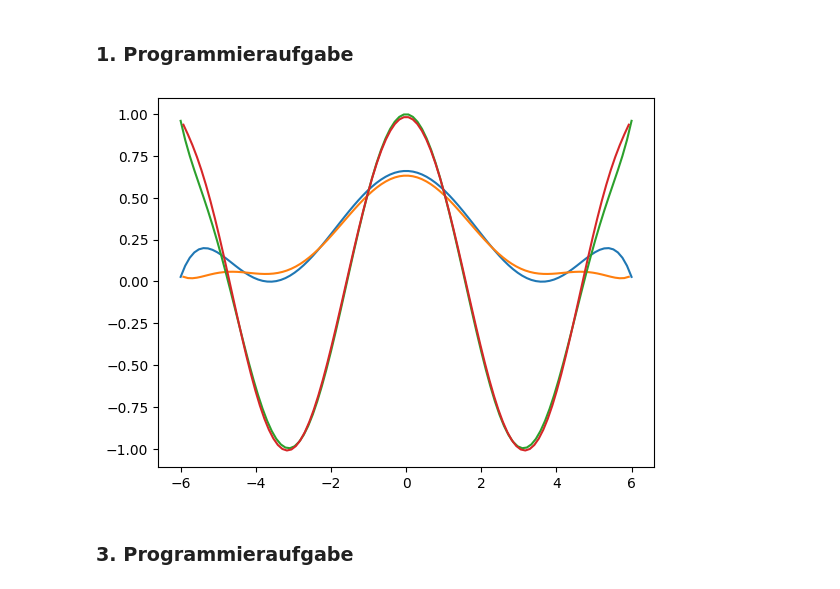
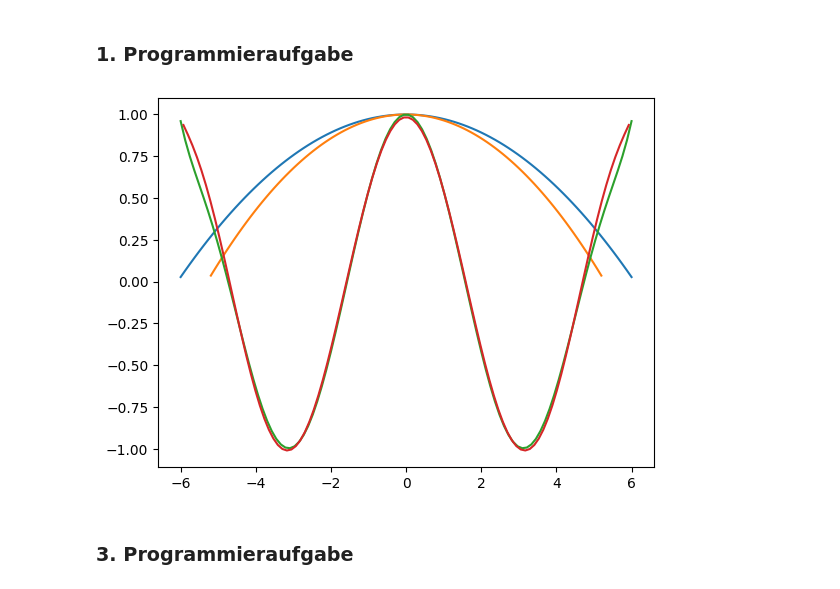
Before and after one commit to Javiermateor/Numerische-Mathematik-I-fuer-Ingenieure, a Jupyter notebook: HA4.ipynb, the cells around one changed output. Saved outputs shown, nothing was run; the diff lists cells and outputs as text; code cells hidden in the pictures.

```diff
--- a/HA4.ipynb
+++ b/HA4.ipynb
@@ -17,37 +17,38 @@ def interpoly(x, f):
     points = np.linspace(np.min(x), np.max(x), 100)
     points_f = [polynomial(point) for point in points]
 
     plt.plot(points, points_f)
 
 f = lambda x: 1/(1+x**2)
 
-x = np.linspace(-6, 6, 8)
+x = np.linspace(-6, 6, 3)
 y = np.array([f(point) for point in x])
 
 interpoly(x, y)
 
 # Funktion für Berechnung der Tschebyscheff-Stützstellen
 t_nodes = lambda a, b, n, j: (a+b)/2 + (b-a)/2 * np.cos(((2*j - 1) / (2*(n+1))) * np.pi)
 
-n = 9
+n = 2
+
 x_T = np.array([t_nodes(-6, 6, n, j) for j in range(1, n+2)])
 y_T = np.array([f(point) for point in x_T])
 
 interpoly(x_T, y_T)
 
 f = lambda x: np.cos(x)
 
 x = np.linspace(-6, 6, 9)
 y = np.array([f(point) for point in x])
 
 interpoly(x, y)
-
+n = 9
 x_T = np.array([t_nodes(-6, 6, n, j) for j in range(1, n+2)])
 y_T = np.array([f(point) for point in x_T])
 
 interpoly(x_T, y_T)
 # %% [output]
-[figure, old version]
+[figure, new version]
 # %% [markdown]
 ### 3. Programmieraufgabe
 # %%
```
